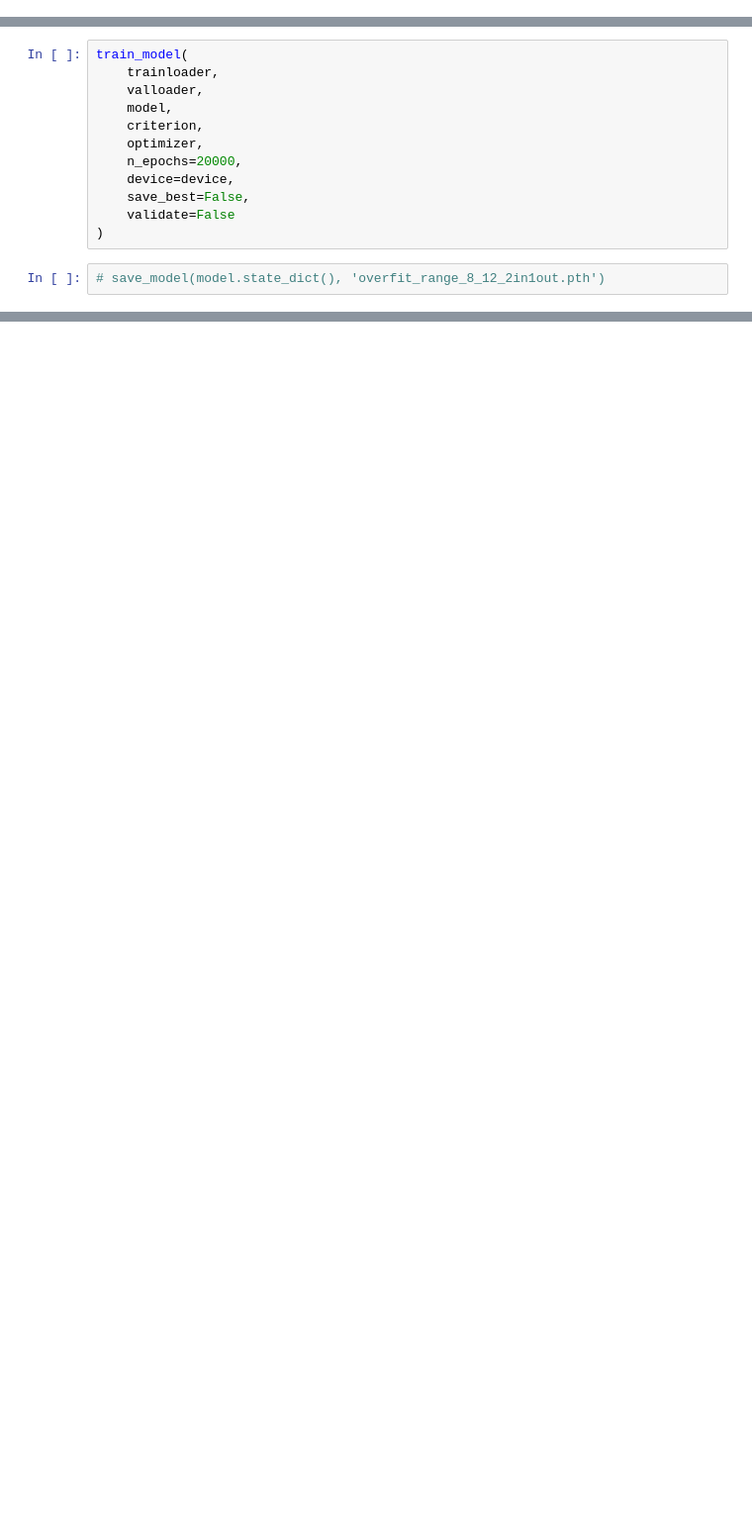
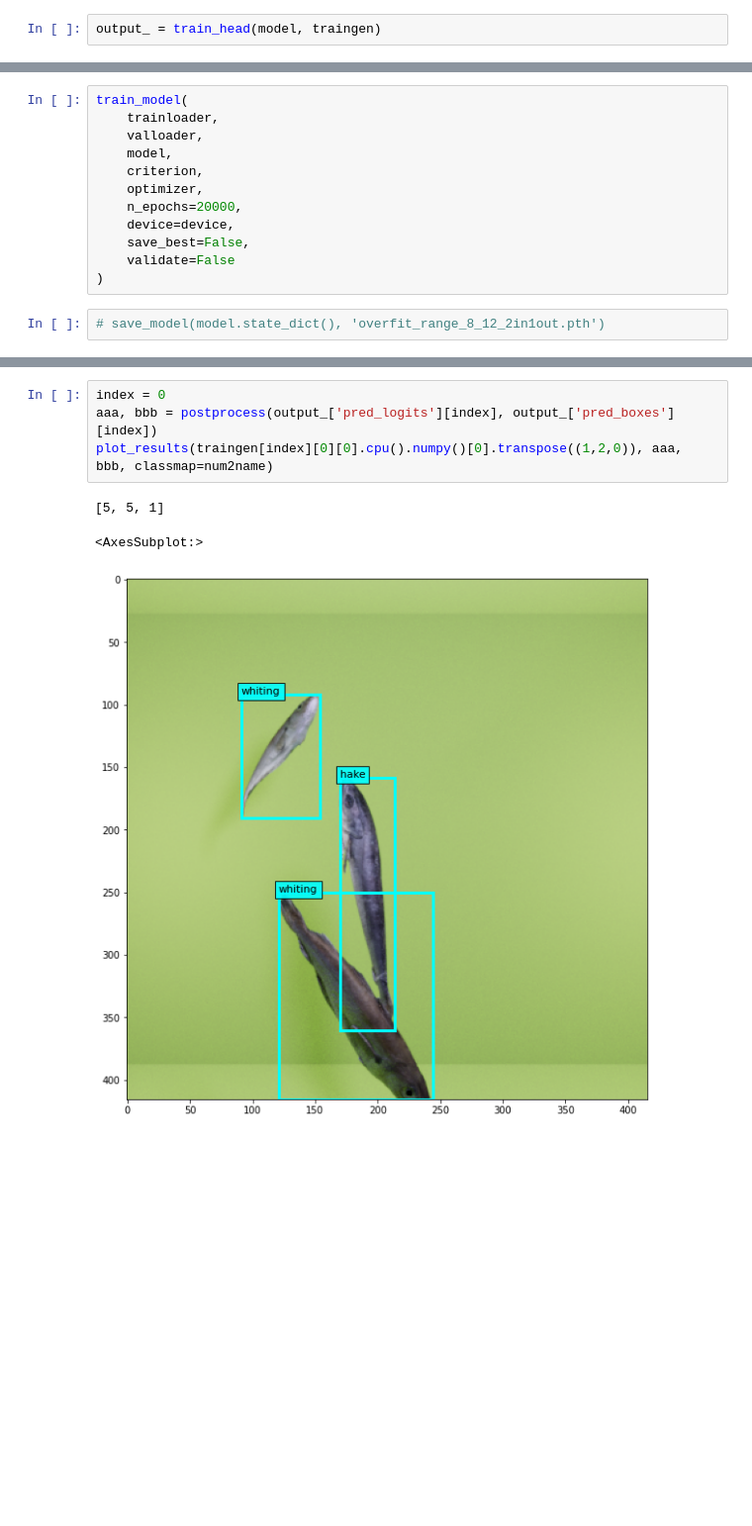
Before and after one commit to Napam/INF399-Master-DeepLearning, a Jupyter notebook: volume/DETRBook-2in1OutTrain.ipynb, the cells around one changed output, grey strips where cells are left out. Shown: that part at 99% size. Saved outputs shown, nothing was run; the diff lists cells and outputs as text; blank space fills up the shorter version.

```diff
--- a/volume/DETRBook-2in1OutTrain.ipynb
+++ b/volume/DETRBook-2in1OutTrain.ipynb
@@ -691,0 +454,2 @@ train_head(model.decoder)
+# %%
+output_ = train_head(model, traingen)
@@ -882,3 +661,11 @@ RuntimeError: Expected 4-dimensional input for 4-dimensional weight [64, 2, 1, 1
+# %%
+index = 0
+aaa, bbb = postprocess(output_['pred_logits'][index], output_['pred_boxes'][index])
+plot_results(traingen[index][0][0].cpu().numpy()[0].transpose((1,2,0)), aaa, bbb, classmap=num2name)
+# %% [output]
+[5, 5, 1]
+<AxesSubplot:>
+[figure, added]
 # %% [markdown]
 <br/>
 <br/>
```
Also changed, not shown: parts of 11 cells of this notebook, 2 other files.
